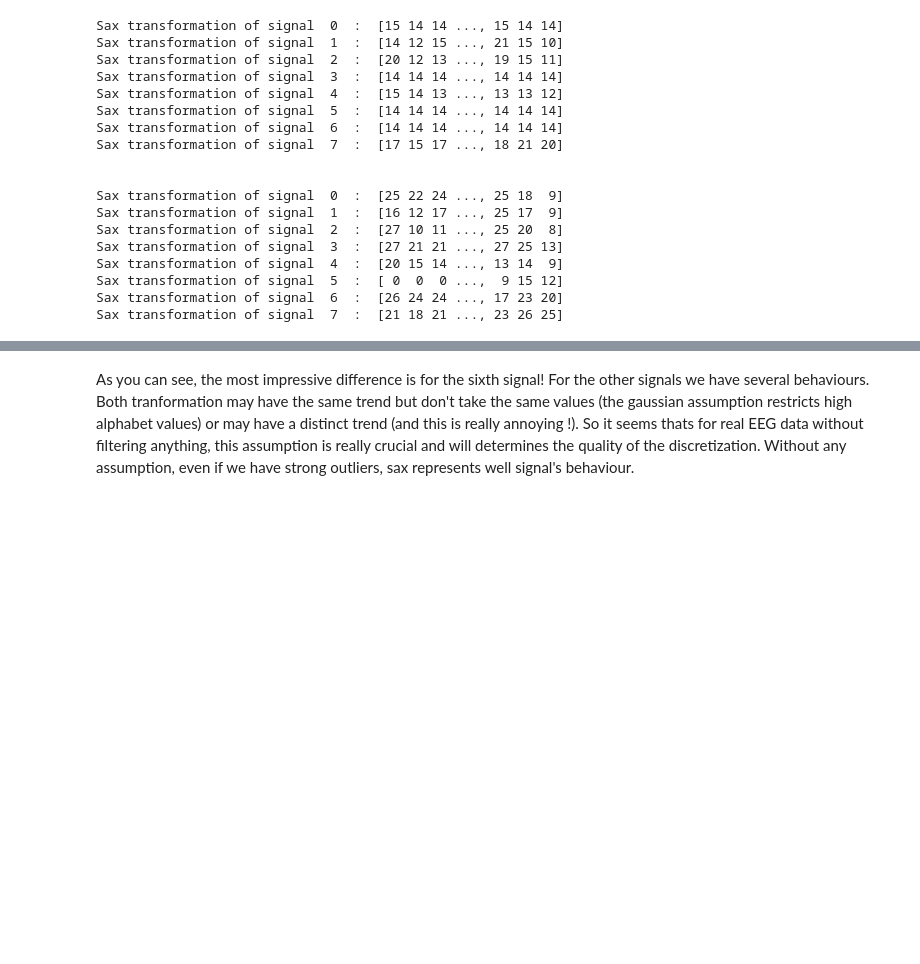
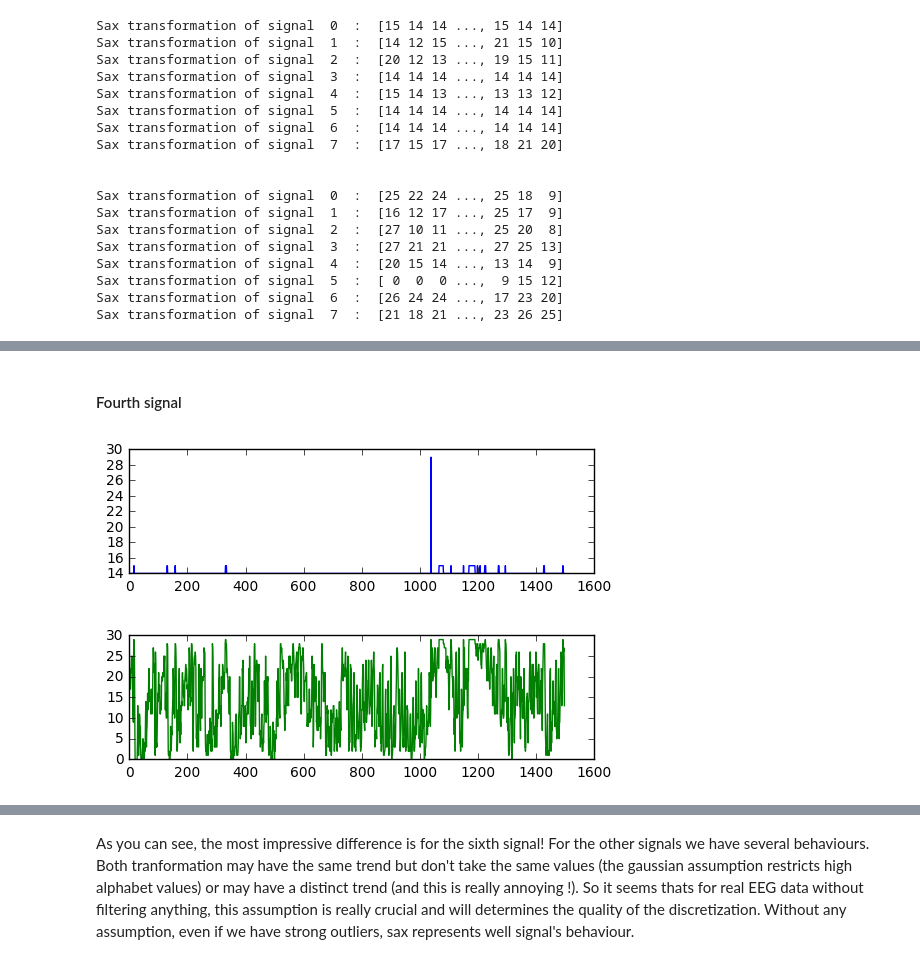
Before and after one commit to TimeSeriesAnalysis/EEGAnalysis, a Jupyter notebook: ipnb/Static SAX tutorial.ipynb, the cells around one changed output, grey strips where cells are left out. Drawn from its saved outputs; the diff is of its cells as text; code cells hidden in the pictures; blank space fills up the shorter version.

```diff
--- a/ipnb/Static SAX tutorial.ipynb
+++ b/ipnb/Static SAX tutorial.ipynb
@@ -190,0 +210,9 @@ plt.plot(range(gaussian_SAX[6,:].shape[0]),real_SAX[6,:], 'go', alpha = 0.5)
+# %% [markdown]
+#### Fourth signal
+# %%
+f, axarr = plt.subplots(2, sharey= False)
+axarr[0].plot(x_range, gaussian_SAX[3,:], 'b')
+axarr[1].plot(x_range, real_SAX[3,:], 'g')
+f.subplots_adjust(hspace=0.5)
+# %% [output]
+[figure, added]
```
Also changed, not shown: parts of 18 cells of this notebook.
